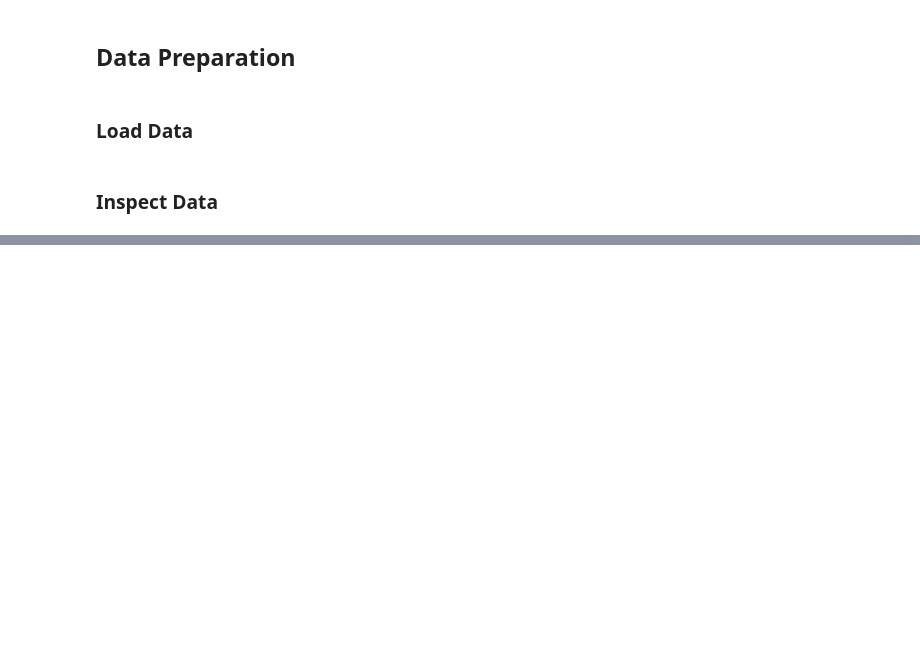
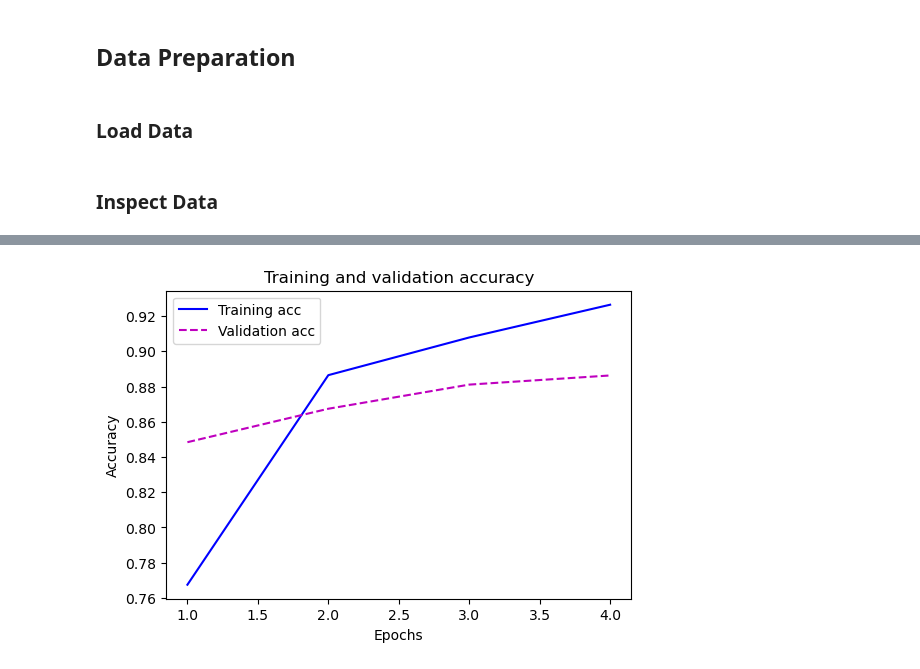
Before and after one commit to poorya-yousefi/deeplearning-practical, a Jupyter notebook: 01_IMDB_Binary_Classification.ipynb, the cells around one changed output, grey strips where cells are left out. Saved outputs shown, nothing was run; the diff lists cells and outputs as text; code cells hidden in the pictures; blank space fills up the shorter version.

```diff
--- a/01_IMDB_Binary_Classification.ipynb
+++ b/01_IMDB_Binary_Classification.ipynb
@@ -32,0 +189,13 @@ max([max(seq) for seq in train_data])
+# %%
+acc = history_dict["accuracy"]
+val_acc = history_dict["val_accuracy"]
+plt.figure(figsize=(6,4))
+plt.plot(epochs, acc, "b", label="Training acc")
+plt.plot(epochs, val_acc, "m--", label="Validation acc")
+plt.title("Training and validation accuracy")
+plt.xlabel("Epochs")
+plt.ylabel("Accuracy")
+plt.legend()
+plt.show()
+# %% [output]
+[figure, added]
```
Also changed, not shown: parts of 24 cells of this notebook.
